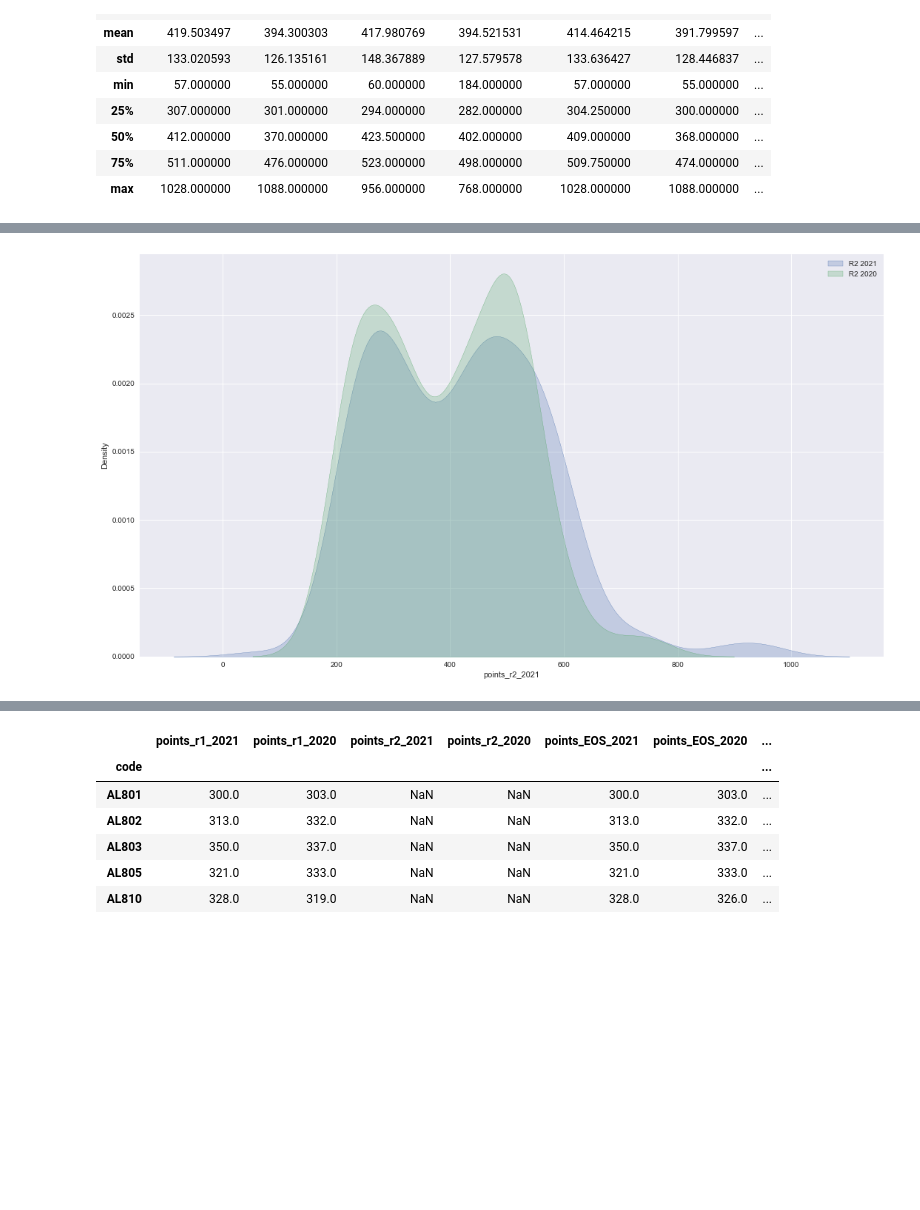
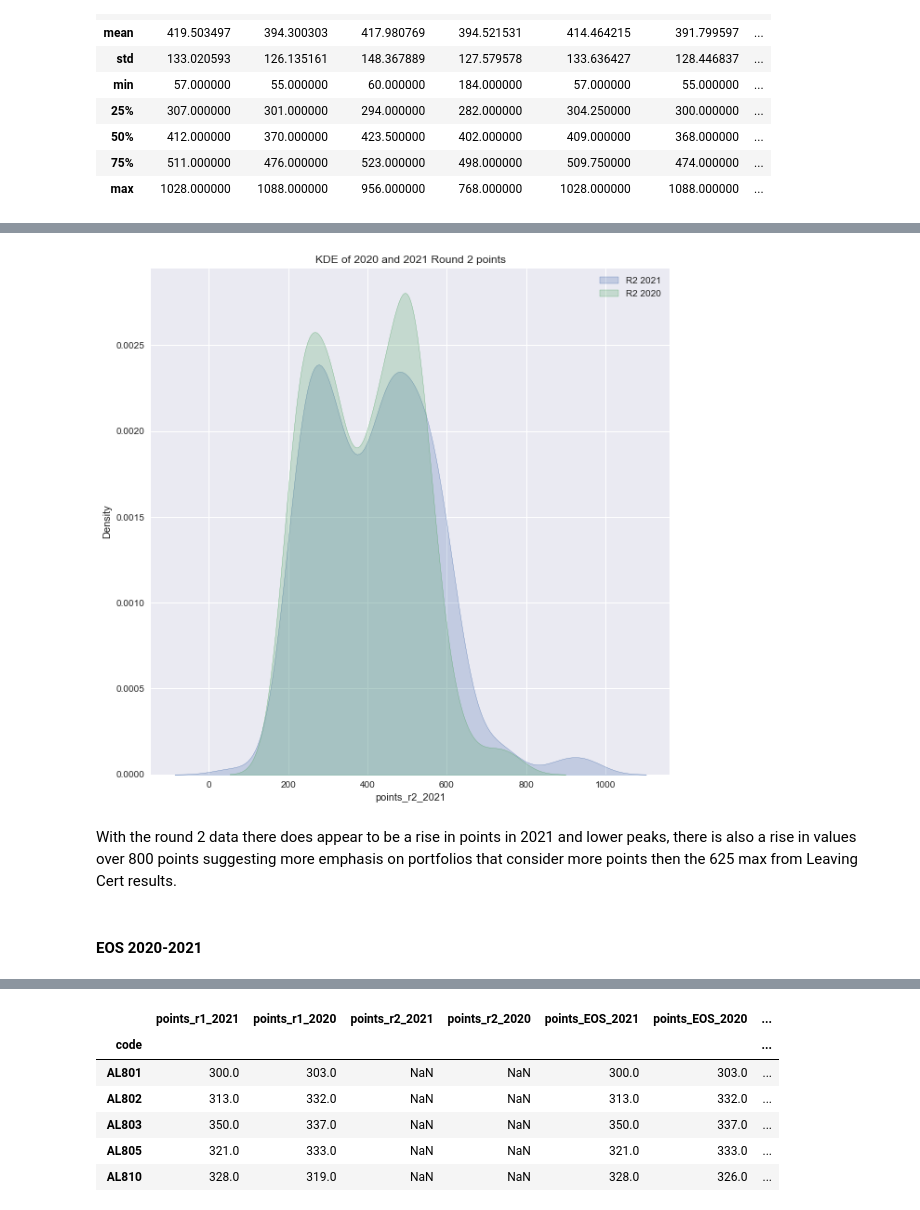
Before and after one commit to ShanePAustin/fundamentals-of-data-analysis, a Jupyter notebook: cao.ipynb, the cells around one changed output, grey strips where cells are left out. Drawn from its saved outputs; the diff is of its cells as text; code cells hidden in the pictures; blank space fills up the shorter version.

```diff
--- a/cao.ipynb
+++ b/cao.ipynb
@@ -782,10 +892,16 @@ plt.show()
 # %%
 sns.kdeplot(caoPoints['points_r2_2021'], label='R2 2021',shade=True)
 sns.kdeplot(caoPoints['points_r2_2020'], label='R2 2020',shade=True)
+
+plt.title("KDE of 2020 and 2021 Round 2 points")
 plt.legend()
 plt.show()
 # %% [output]
-[figure, old version]
+[figure, new version]
+# %% [markdown]
+With the round 2 data there does appear to be a rise in points in 2021 and lower peaks, there is also a rise in values over 800 points suggesting more emphasis on portfolios that consider more points then the 625 max from Leaving Cert results.
+# %% [markdown]
+#### EOS 2020-2021
 # %%
 sns.kdeplot(caoPoints['points_EOS_2021'], label='EOS 2021',shade=True)
 sns.kdeplot(caoPoints['points_EOS_2020'], label='EOS 2020',shade=True)
```
Also changed, not shown: parts of 91 cells of this notebook, 4 other files.
